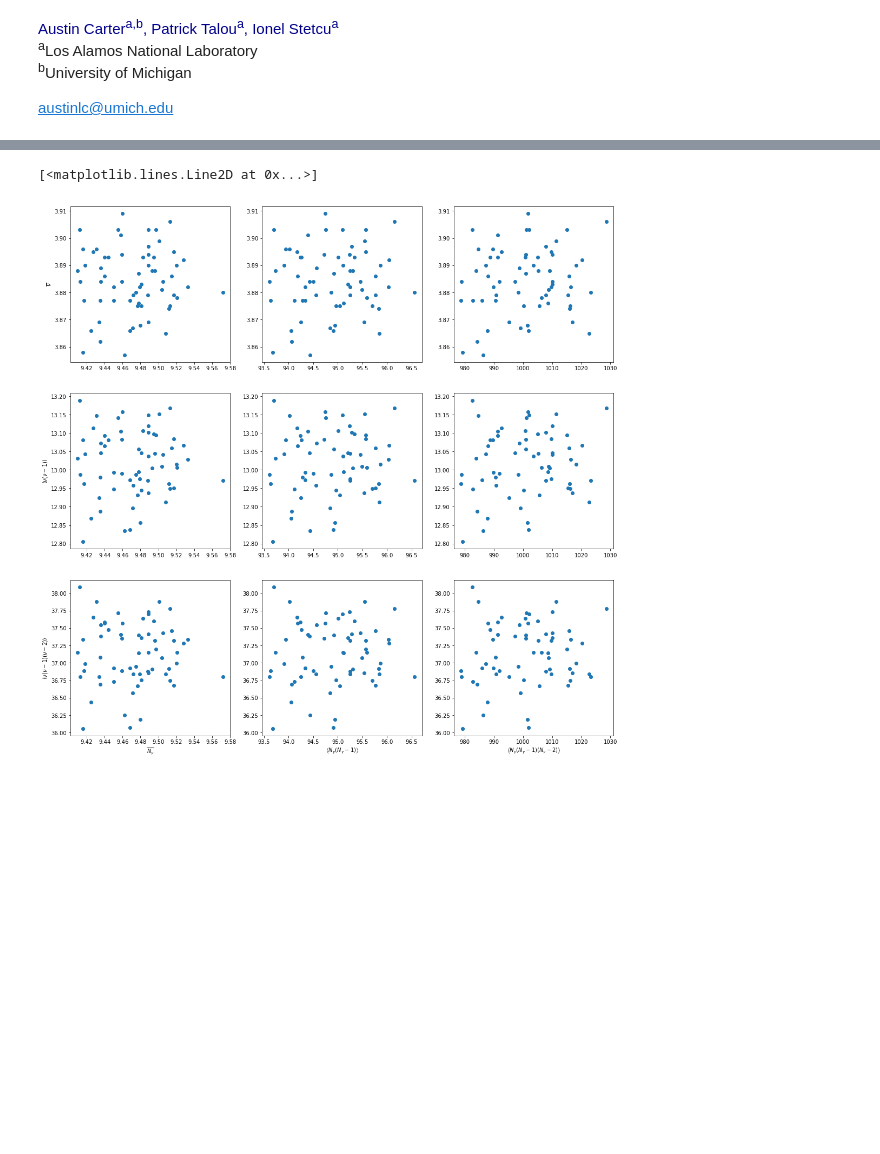
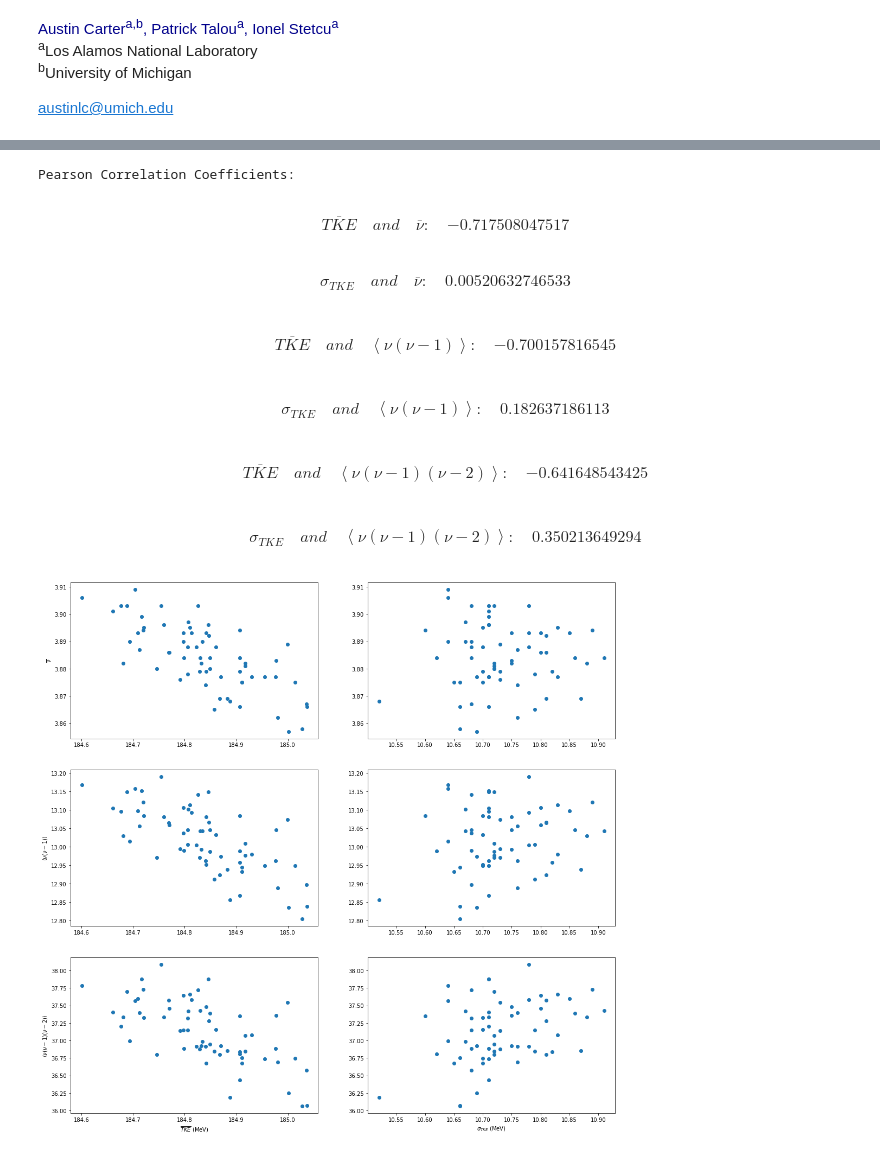
Before and after one commit to austinlc/CGMFAnalysis, a Jupyter notebook: CGMFSummaryFileAnalyzer.ipynb, the cells around one changed output, grey strips where cells are left out. Cells and saved outputs as stored; diff of their text form; code cells hidden in the pictures; blank space fills up the shorter version.

Commit message:
Reformatted Summary, Analyzer produces statistics

```diff
--- a/CGMFSummaryFileAnalyzer.ipynb
+++ b/CGMFSummaryFileAnalyzer.ipynb
@@ -49,11 +53,20 @@ while True:
     if currentline == len(lines):
         break
 # %%
+def shorten(s, subs):
+    i = s.index(subs)
+    s = s[i+1:]
+    i = s.index(subs)
+    return s[:i]
+
 def plot_and_report(x_vars, y_vars, x_labels, y_labels):
+
+    #PLOT
+
     fig = plt.figure(figsize=(18,18))
     for i in range(len(y_vars)):  #rows
         for j in range(len(x_vars)):   #columns
-            plt.subplot(len(y_vars),len(x_vars),i+j+1)
+            plt.subplot(len(y_vars),len(x_vars),len(x_vars)*i+j+1)
             plt.plot(x_vars[j],y_vars[i] , 'o')
             #bottom row, add xlabels
             if i == len(y_vars) - 1:
@@ -62,3 +75,13 @@ def plot_and_report(x_vars, y_vars, x_labels, y_labels):
             #left column, add ylabels
             if j == 0:
                 plt.ylabel(y_labels[i])
+
+
+
+    # REPORT STATISTICS
+    print("Pearson Correlation Coefficients:")
+    for i in range(len(y_vars)):
+        for j in range(len(x_vars)):
+            #ONLY IN IPYTHON NOTEBOOK
+            reportstr = r"\begin{align}" + shorten(x_labels[j], "$") + '&&' + ' and ' + '&&' + shorten(y_labels[i], "$")+ ":"+ '&&'  + str(np.corrcoef(np.array(x_vars[j]).astype(float),np.array(y_vars[i]).astype(float))[0][1]) + '\end{align}'
+            display(Math(reportstr))
@@ -182,34 +88,16 @@ plt.plot(TXEu, ngm3, 'o')
-# %%
-# Plot ng vs tke and moments
-
-fig = plt.figure(figsize=(18,18))
-
-plt.subplot(3,3,1,ylabel=r'$\overline{\nu}$')
-plt.plot(ng, nn, 'o')
-
-plt.subplot(3,3,2)
-plt.plot(ngm2, nn, 'o')
-
-plt.subplot(3,3,3)
-plt.plot(ngm3, nn, 'o')
-
-plt.subplot(3,3,4,ylabel=r'$\left \langle \nu(\nu-1) \right \rangle$')
-plt.plot(ng, nnm2, 'o')
-
-plt.subplot(3,3,5)
-plt.plot(ngm2, nnm2, 'o')
-
-plt.subplot(3,3,6)
-plt.plot(ngm3, nnm2, 'o')
-
-plt.subplot(3,3,7,xlabel=r'$\overline{N_{\gamma}}$',ylabel=r'$\left \langle \nu(\nu-1)(\nu-2) \right \rangle$')
-plt.plot(ng, nnm3, 'o')
-
-plt.subplot(3,3,8,xlabel=r'$\left \langle N_{\gamma}(N_{\gamma}-1) \right \rangle$')
-plt.plot(ngm2, nnm3, 'o')
-
-plt.subplot(3,3,9,xlabel=r'$\left \langle N_{\gamma}(N_{\gamma}-1)(N_{\gamma}-2) \right \rangle$')
-plt.plot(ngm3, nnm3, 'o')
-# %% [output]
-[<matplotlib.lines.Line2D at 0x...>]
-[figure, removed]
+# %%
+x = [TKE,TKEu]
+y = [nn, nnm2, nnm3]
+xlabels = [r"$\overline{TKE}$ (MeV)", r"$\sigma_{TKE}$ (MeV)"]
+ylabels = [r'$\overline{\nu}$', r'$\left \langle \nu(\nu-1) \right \rangle$', r'$\left \langle \nu(\nu-1)(\nu-2) \right \rangle$']
+
+plot_and_report(x,y,xlabels, ylabels)
+# %% [output]
+Pearson Correlation Coefficients:
+$$\begin{align}\overline{TKE}&& and &&\overline{\nu}:&&-0.717508047517\end{align}$$
+$$\begin{align}\sigma_{TKE}&& and &&\overline{\nu}:&&0.00520632746533\end{align}$$
+$$\begin{align}\overline{TKE}&& and &&\left \langle \nu(\nu-1) \right \rangle:&&-0.700157816545\end{align}$$
+$$\begin{align}\sigma_{TKE}&& and &&\left \langle \nu(\nu-1) \right \rangle:&&0.182637186113\end{align}$$
+$$\begin{align}\overline{TKE}&& and &&\left \langle \nu(\nu-1)(\nu-2) \right \rangle:&&-0.641648543425\end{align}$$
+$$\begin{align}\sigma_{TKE}&& and &&\left \langle \nu(\nu-1)(\nu-2) \right \rangle:&&0.350213649294\end{align}$$
+[figure, added]
```
Also changed, not shown: parts of 11 cells of this notebook, 1 other file.
